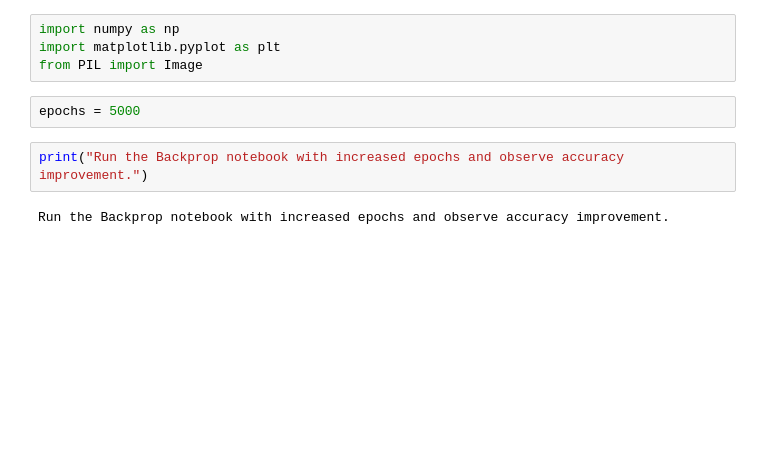
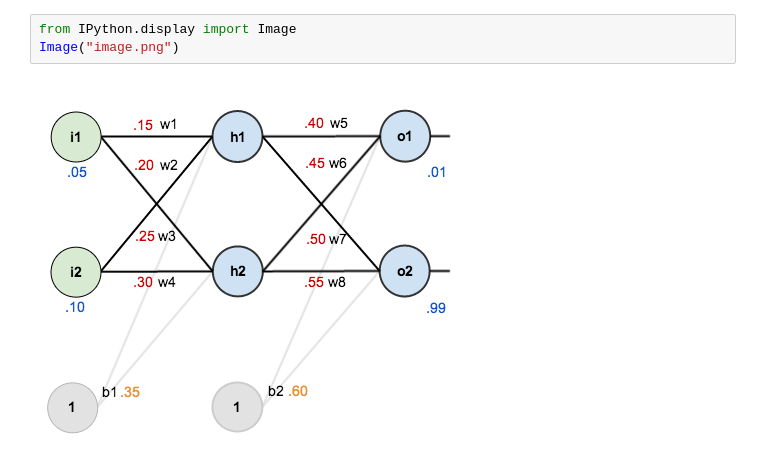
Before and after one commit to AKALANKA28/SE4050-Lab2, a Jupyter notebook: ex1.ipynb, the cells around one changed output. Drawn from its saved outputs; the diff is of its cells as text; blank space fills up the shorter version.

```diff
--- a/ex1.ipynb
+++ b/ex1.ipynb
@@ -13,10 +9,5 @@ Saving image.png to image (1).png
-# %%
-import numpy as np
-import matplotlib.pyplot as plt
-from PIL import Image
-# %%
-epochs = 5000
-# %%
-print("Run the Backprop notebook with increased epochs and observe accuracy improvement.")
-# %% [output]
-Run the Backprop notebook with increased epochs and observe accuracy improvement.
+# %%
+from IPython.display import Image
+Image("image.png")
+# %% [output]
+[figure, added]
```
Also changed, not shown: parts of 4 cells of this notebook.
